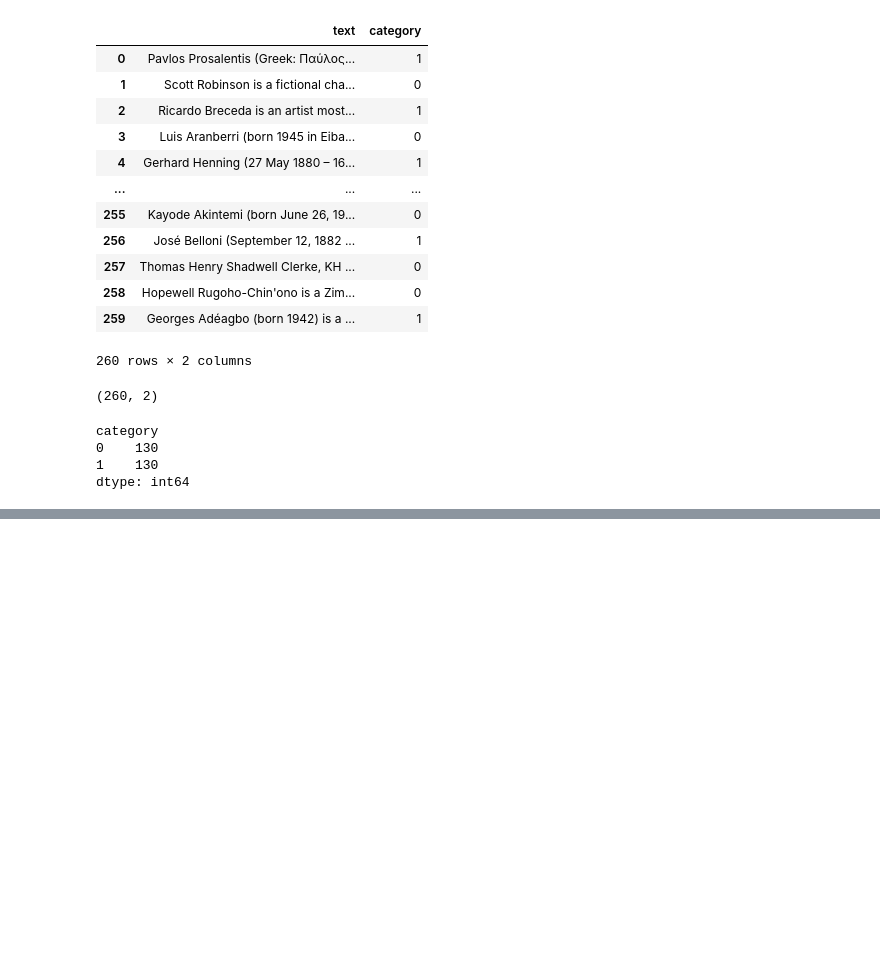
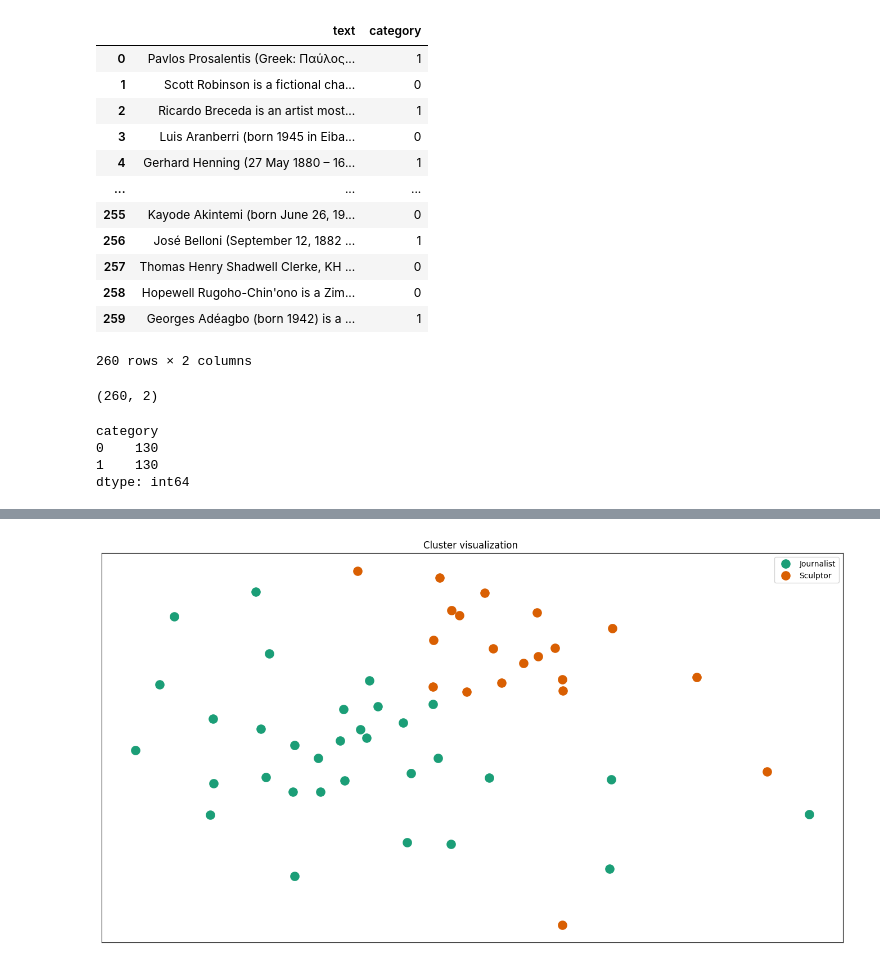
Before and after one commit to marinmss/m1-datascience-project, a Jupyter notebook: src/part1_clustering.ipynb, the cells around one changed output, grey strips where cells are left out. Drawn from its saved outputs; the diff is of its cells as text; code cells hidden in the pictures; blank space fills up the shorter version.

Commit message:
try to update clustering with kg input

```diff
--- a/src/part1_clustering.ipynb
+++ b/src/part1_clustering.ipynb
@@ -250,0 +255,4 @@ plt.show()
+# %%
+# Load JSON data
+with open('Biographies/knowledge_graph.json') as file:
+    data = json.load(file)
@@ -250,0 +332,11 @@ plt.show()
+# %%
+
+# Initialize and fit KMeans algorithm
+km = KMeans(n_clusters=2, init='k-means++', max_iter=300, n_init=10, verbose=0, random_state=42)
+km.fit(X_train_tfidf)
+
+# Get cluster assignments for the training data
+clusters_train = km.labels_
+
+# Apply the model to the test data to get cluster assignments
+clusters_test = km.predict(X_test_tfidf)
@@ -250,0 +374,57 @@ plt.show()
+# %%
+
+#dist_train = 1 - cosine_similarity(X_train_tfidf)
+dist_test = 1 - cosine_similarity(X_test_tfidf)
+
+# Use multidimensional scaling to convert the dist matrix into a 2-dimensional array
+MDS()
+
+# n_components=2 to plot results in a two-dimensional plane
+mds = MDS(n_components=2, dissimilarity="precomputed", random_state=1)
+#pos_train = mds.fit_transform(dist_train)
+pos_test = mds.fit_transform(dist_test)
+#xs_train, ys_train = pos_train[:, 0], pos_train[:, 1]
+xs_test, ys_test = pos_test[:, 0], pos_test[:, 1]
+
+#set up colors per clusters
+cluster_colors = {0: '#1b9e77', 1: '#d95f02'}
+
+#set up cluster names
+cluster_names = {0: 'Journalist', 1: 'Sculptor'}
+
+#create data frame that has the result of the MDS plus the cluster numbers and titles
+#df_train = pd.DataFrame(dict(x=xs_train, y=ys_train, label=km.labels_))
+df_test = pd.DataFrame(dict(x=xs_test, y=ys_test, label=clusters_test))
+
+#group by cluster
+groups = df_test.groupby('label')
+
+# set up plot
+fig, ax = plt.subplots(figsize=(17, 9))
+ax.margins(0.05)
+
+#iterate through groups to layer the plot
+for name, group in groups:
+    ax.plot(group.x, group.y, marker='o', linestyle='', ms=12,
+            label=cluster_names[name],
+            color=cluster_colors[name],
+            mec='none')
+    ax.set_aspect('auto')
+    ax.tick_params(\
+        axis= 'x',
+        which='both',
+        bottom=False,
+        top=False,
+        labelbottom=False)
+    ax.tick_params(\
+        axis= 'y',
+        which='both',
+        left=False,
+        top=False,
+        labelleft=False)
+
+ax.legend(numpoints=1)
+plt.title('Cluster visualization ')
+plt.show()
+# %% [output]
+[figure, added]
```
Also changed, not shown: parts of 15 cells of this notebook, 1 other file.
